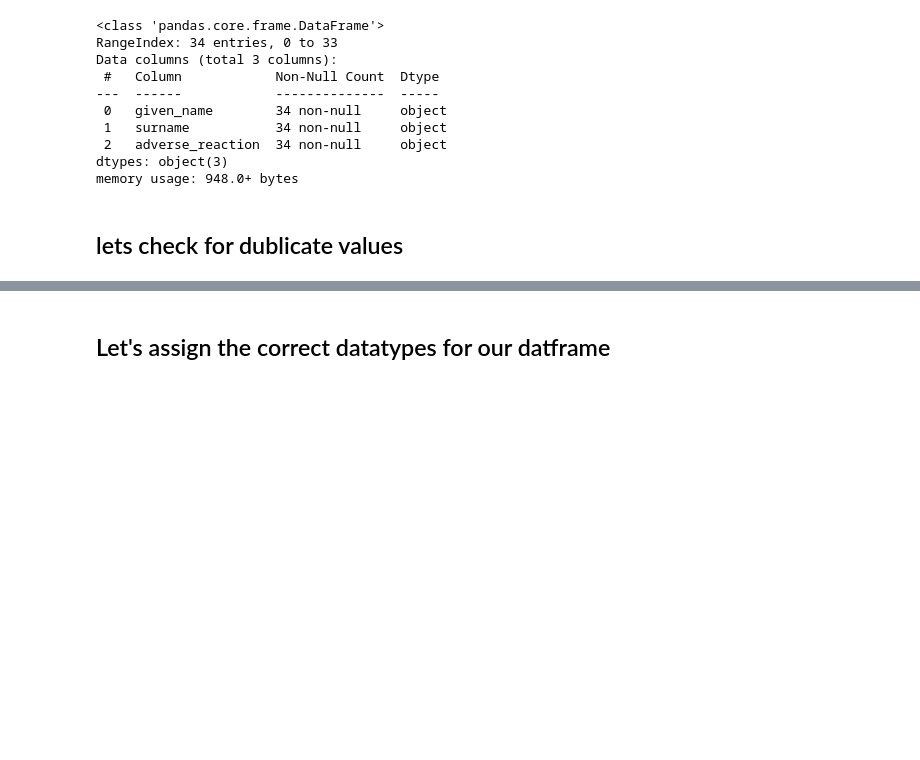
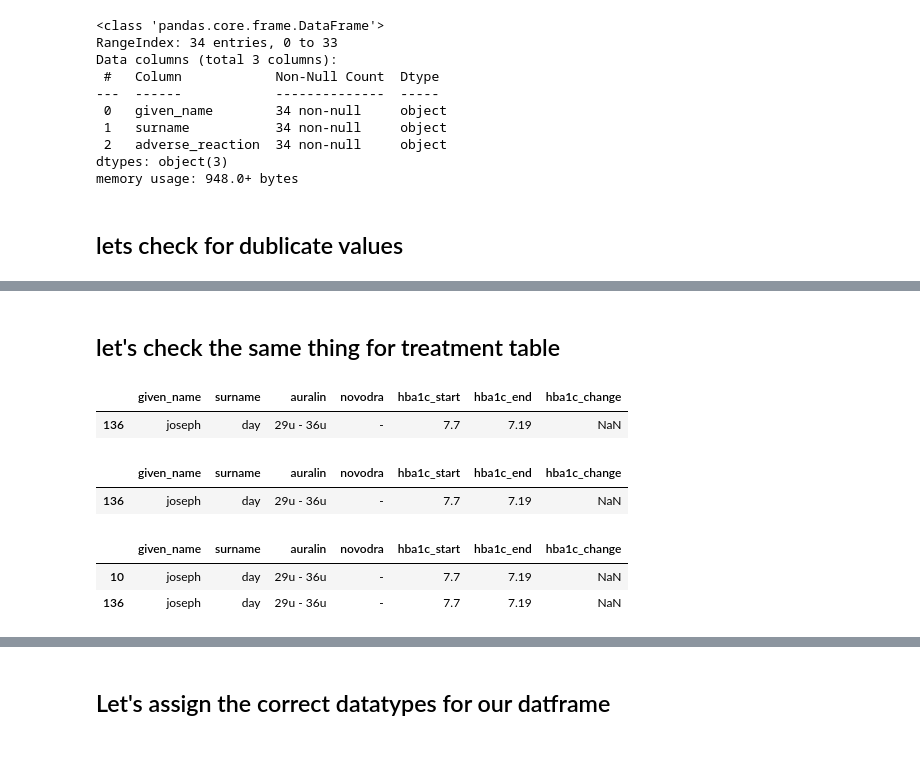
Before and after one commit to sourabhms66/data_analysis_process, a Jupyter notebook: session_28_data_accessing_and_cleaning.ipynb, the cells around one changed output, grey strips where cells are left out. Drawn from its saved outputs; the diff is of its cells as text; code cells hidden in the pictures; blank space fills up the shorter version.

```diff
--- a/session_28_data_accessing_and_cleaning.ipynb
+++ b/session_28_data_accessing_and_cleaning.ipynb
@@ -448,0 +472,18 @@ memory usage: 948.0+ bytes
+# %% [markdown]
+## let's check the same thing for treatment table
+# %%
+treatments[treatments.duplicated()]
+# %% [output]
+|  | given_name | surname | auralin | novodra | hba1c_start | hba1c_end | hba1c_change |
+| 136 | joseph | day | 29u - 36u | - | 7.7 | 7.19 | NaN |
+# %%
+treatments[treatments.duplicated(subset=['given_name','surname'])] # we'll add this informantion to manual assessment # dublicate values
+# %% [output]
+|  | given_name | surname | auralin | novodra | hba1c_start | hba1c_end | hba1c_change |
+| 136 | joseph | day | 29u - 36u | - | 7.7 | 7.19 | NaN |
+# %%
+treatments.query("given_name == 'joseph'")
+# %% [output]
+|  | given_name | surname | auralin | novodra | hba1c_start | hba1c_end | hba1c_change |
+| 10 | joseph | day | 29u - 36u | - | 7.7 | 7.19 | NaN |
+| 136 | joseph | day | 29u - 36u | - | 7.7 | 7.19 | NaN |
```
Also changed, not shown: parts of 15 cells of this notebook.
